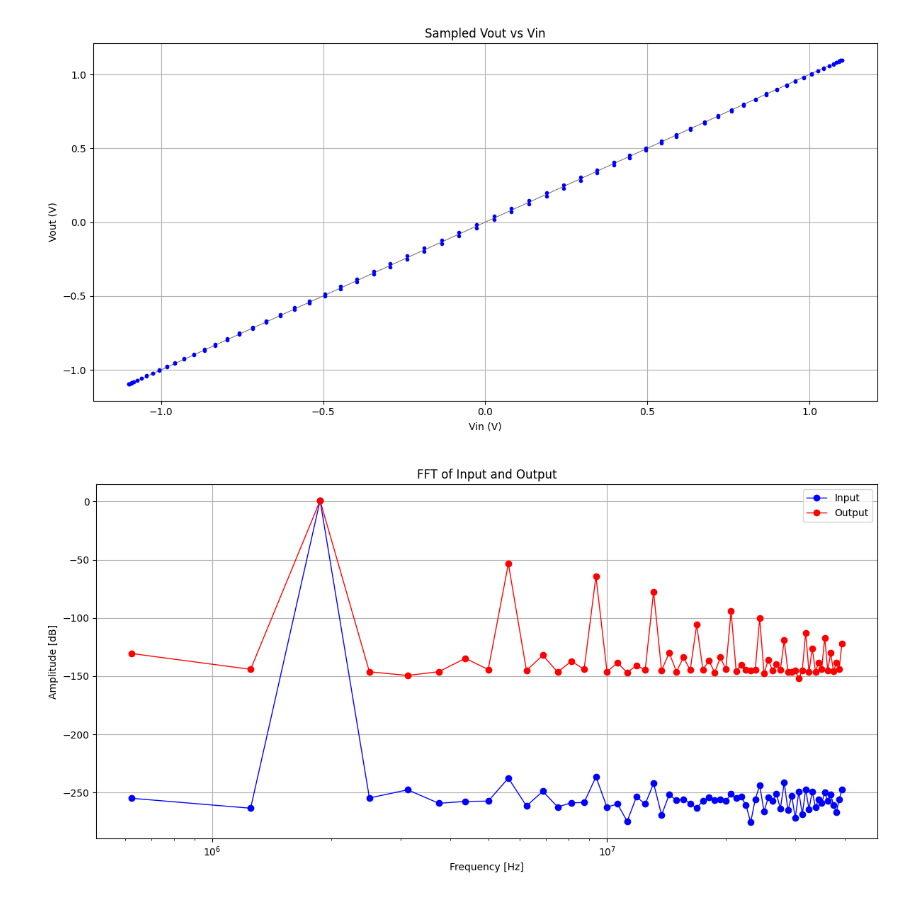
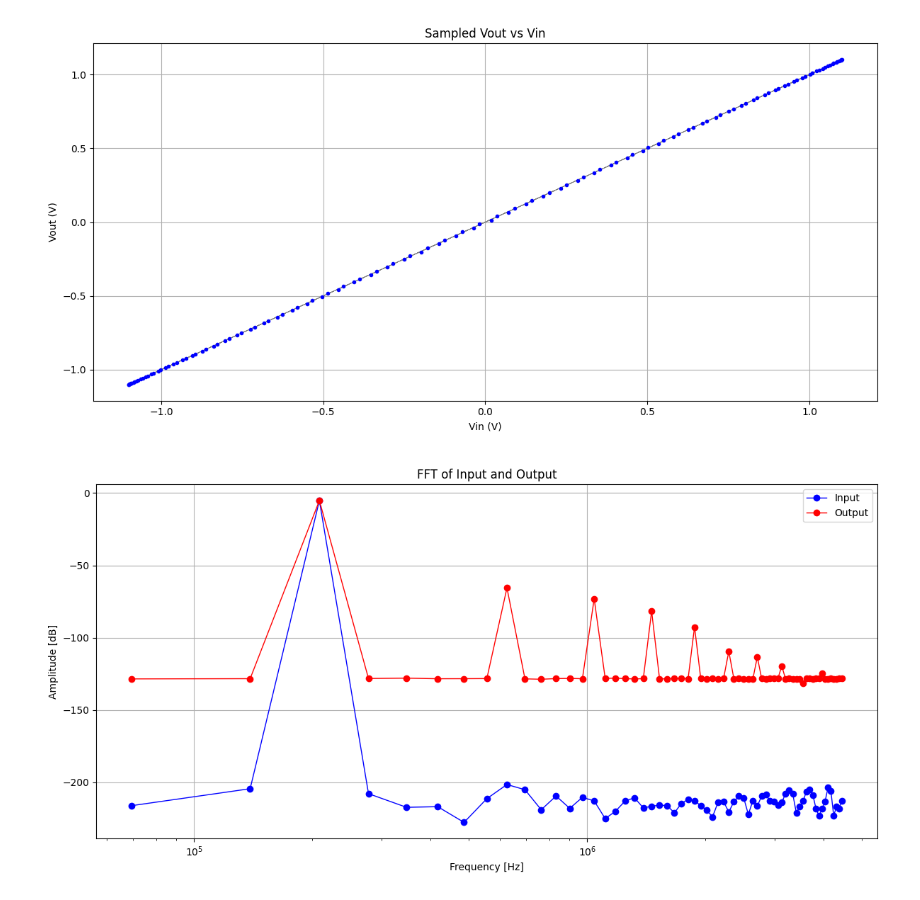
Before and after one commit to CedricHirschi/ngspice_cosim_inv, a Jupyter notebook: designs/tgate/dft.ipynb, the cells around one changed output. Saved outputs shown, nothing was run; the diff lists cells and outputs as text; code cells hidden in the pictures.

```diff
--- a/designs/tgate/dft.ipynb
+++ b/designs/tgate/dft.ipynb
@@ -62,22 +47,23 @@ plt.show()
 # %%
-sampling_times_in = [0.5 / F_SAMPLING]
+sampling_times_in = [0.99 / F_SAMPLING]
 while sampling_times_in[-1] < times[-1]:
-    sampling_times_in.append(sampling_times_in[-1] + 1 / F_SAMPLING)
+    sampling_times_in.append(sampling_times_in[-1] + 9 / F_SAMPLING)
 
-sampling_times_out = [0.99 / F_SAMPLING]
+sampling_times_out = [8.99 / F_SAMPLING]
 while sampling_times_out[-1] < times[-1]:
-    sampling_times_out.append(sampling_times_out[-1] + 1 / F_SAMPLING)
+    sampling_times_out.append(sampling_times_out[-1] + 9 / F_SAMPLING)
 
-sampling_times_in = np.array(sampling_times_in)
-sampling_times_out = np.array(sampling_times_out)
+sampling_times_in = np.array(sampling_times_in)[:-1] # Remove the last time to avoid oversampling
+sampling_times_out = np.array(sampling_times_out)[:-1] # Remove the last time to avoid oversampling
 sampling_vin = np.interp(sampling_times_in, times, vin)
 sampling_vout = np.interp(sampling_times_out, times, vout)
 sampling_times_in = sampling_times_in
 sampling_times_out = sampling_times_out
 sampling_error = sampling_vout - sampling_vin
 
-# assert N == len(sampling_times_in)
-f_bin = F_SAMPLING / N
+assert N == len(sampling_times_in)
+assert N == len(sampling_times_out)
+f_bin = F_SAMPLING / N / 9
 print("Number of samples:", N)
 print("Frequency bin size:", f_bin)
 print(f"Sampling error (p-p): {(np.max(sampling_error) - np.min(sampling_error))*1e3:.1f} mV")
@@ -117,29 +103,26 @@ plt.show()
 [figure]
 # %%
 # FFT of input and output signals
-N = len(sampling_vin[:-1])
-T = 1 / F_SAMPLING
+yf_vin = np.fft.rfft(sampling_vin) / N
+yf_vout = np.fft.rfft(sampling_vout) / N
+xf = np.fft.rfftfreq(N, 9 / F_SAMPLING)
 
-yf_vin = np.fft.fft(sampling_vin[:-1])
-yf_vout = np.fft.fft(sampling_vout[:-1])
-xf = np.fft.fftfreq(N, T)
-
-yf_vin = 2.0 / N * np.abs(yf_vin[xf > 0])
-yf_vout = 2.0 / N * np.abs(yf_vout[xf > 0])
+yf_vin = np.abs(yf_vin[xf > 0])
+yf_vout = np.abs(yf_vout[xf > 0])
 xf = xf[xf > 0]
 
 plt.figure(figsize=(12, 6))
 plt.plot(xf, 20 * np.log10(yf_vin), 'o-', label='Input', color='blue', linewidth=1)
 plt.plot(xf, 20 * np.log10(yf_vout), 'o-', label='Output', color='red', linewidth=1)
 # plt.plot(xf, 20 * np.log10(yf_vout) - 20 * np.log10(yf_vin), 'o-', label='Error', color='green', linewidth=1)
 plt.title('FFT of Input and Output')
 plt.xlabel('Frequency [Hz]')
 plt.ylabel('Amplitude [dB]')
 # plt.xlim(0, 1.5 * F_SIGNAL)
 plt.xscale('log')
 plt.grid()
 plt.legend()
 plt.tight_layout()
 plt.show()
 # %% [output]
-[figure, old version]
+[figure, new version]
```
Also changed, not shown: parts of 8 cells of this notebook, 5 other files.
